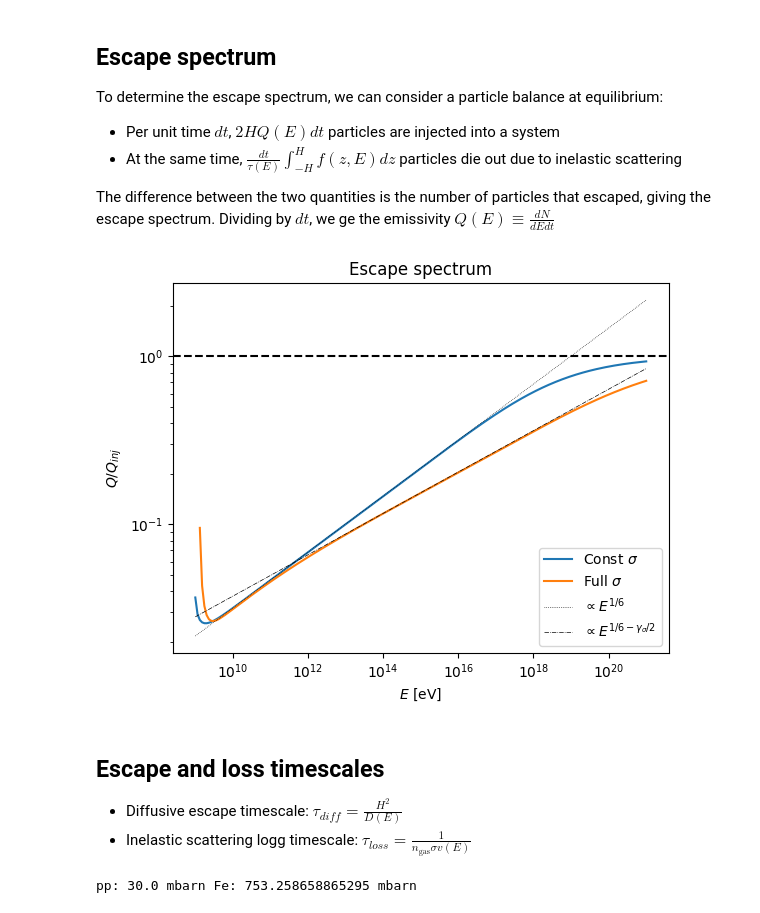
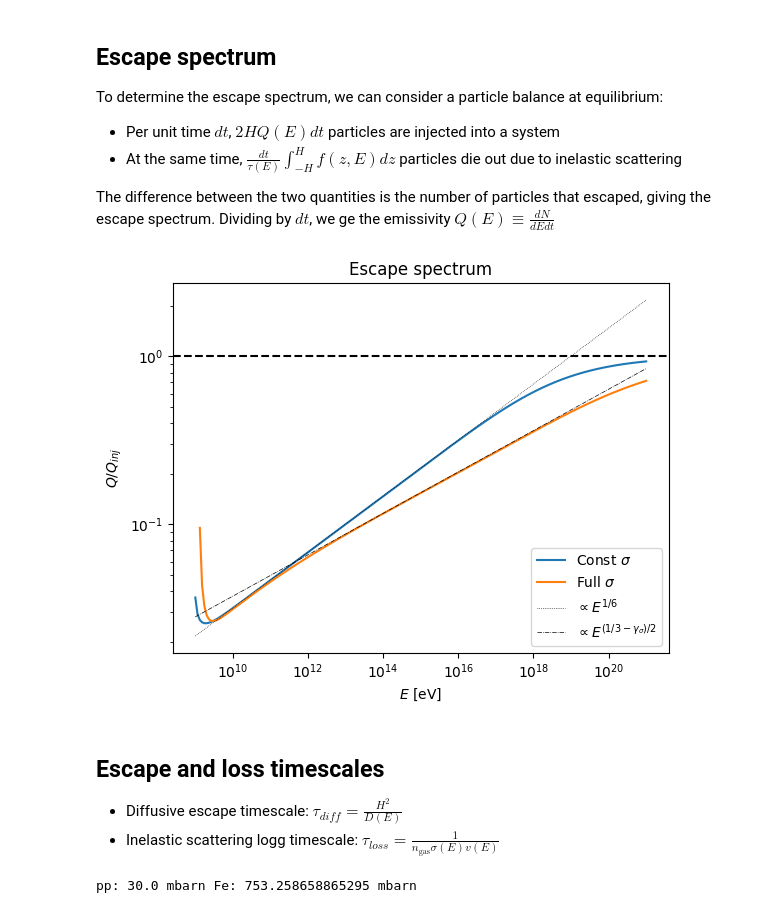
Before and after one commit to nj-vs-vh/gssi-he-th, a Jupyter notebook: 11 Cosmic Ray Dynamics in a Starburst Galaxy Nucleus.ipynb, the cells around one changed output. Saved outputs shown, nothing was run; the diff lists cells and outputs as text; code cells hidden in the pictures.

```diff
--- a/11 Cosmic Ray Dynamics in a Starburst Galaxy Nucleus.ipynb
+++ b/11 Cosmic Ray Dynamics in a Starburst Galaxy Nucleus.ipynb
@@ -222,40 +222,40 @@ ax.loglog(
     escape_spectrum(E_grid, sigma=sigma_pp_approx) / injection,
     label="Const $\\sigma$",
 )
 ax.loglog(
     E_grid,
     escape_spectrum(E_grid, sigma=sigma_pp_full) / injection,
     label="Full $\\sigma$",
 )
 ax.loglog(
     E_grid,
     0.0685 * (E_grid ** (1 / 6)).value,
     color="black",
     linestyle=":",
     linewidth=0.5,
     label="$ \\propto E^{1/6} $",
 )
 ax.loglog(
     E_grid,
     0.066 * (E_grid ** (1 / 6 - sigma_powerlaw_index / 2)).value,
     color="black",
     linestyle="-.",
     linewidth=0.5,
-    label="$ \\propto E^{1/6 - \\gamma_\\sigma / 2} $",
+    label="$ \\propto E^{(1/3 - \\gamma_\\sigma) / 2} $",
 )
 ax.axhline(1, color="black", linestyle="--")
 
 label_axes(ax, "E", "Q / Q_{inj}")
 ax.set_title("Escape spectrum")
 ax.legend()
 plt.show()
 # %% [output]
-[figure, old version]
+[figure, new version]
 # %% [markdown]
 ## Escape and loss timescales
 
 - Diffusive escape timescale: $\tau_{diff} = \frac{H^2}{D(E)}$
-- Inelastic scattering logg timescale: $\tau_{loss} = \frac{1}{n_{\text{gas}} \sigma v(E)}$
+- Inelastic scattering logg timescale: $\tau_{loss} = \frac{1}{n_{\text{gas}} \sigma(E) v(E)}$
 # %%
 _, ax = plt.subplots()
 
```
